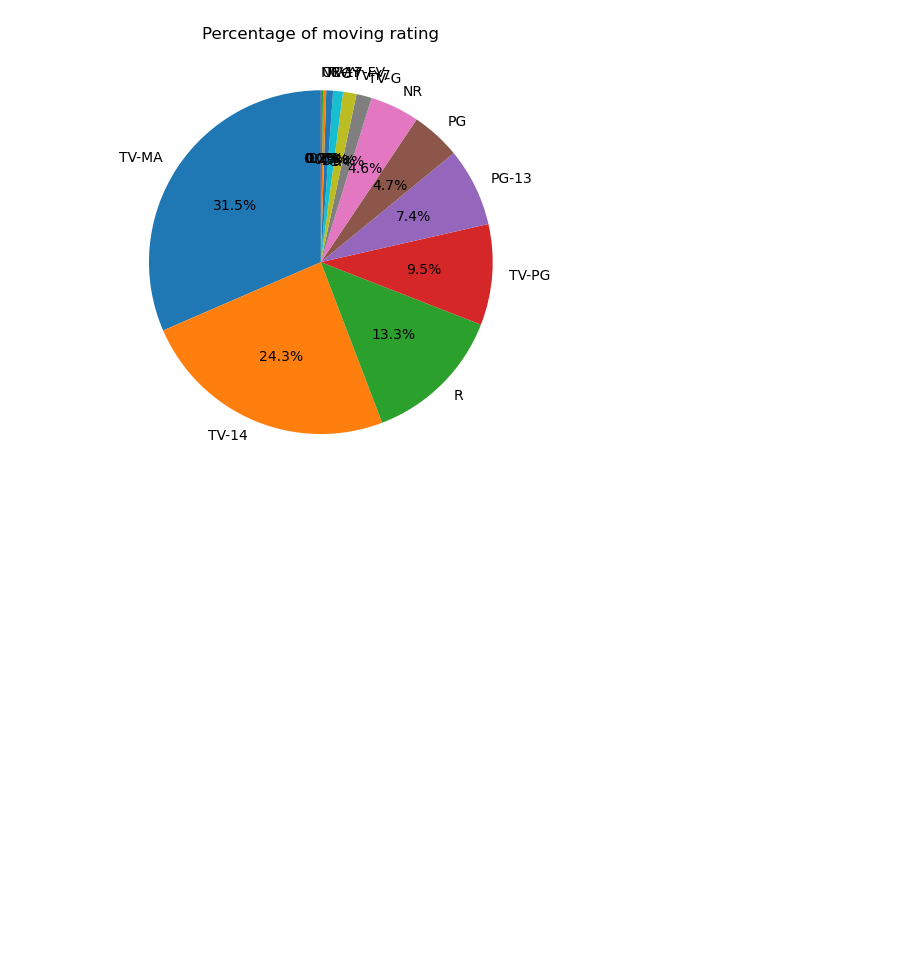
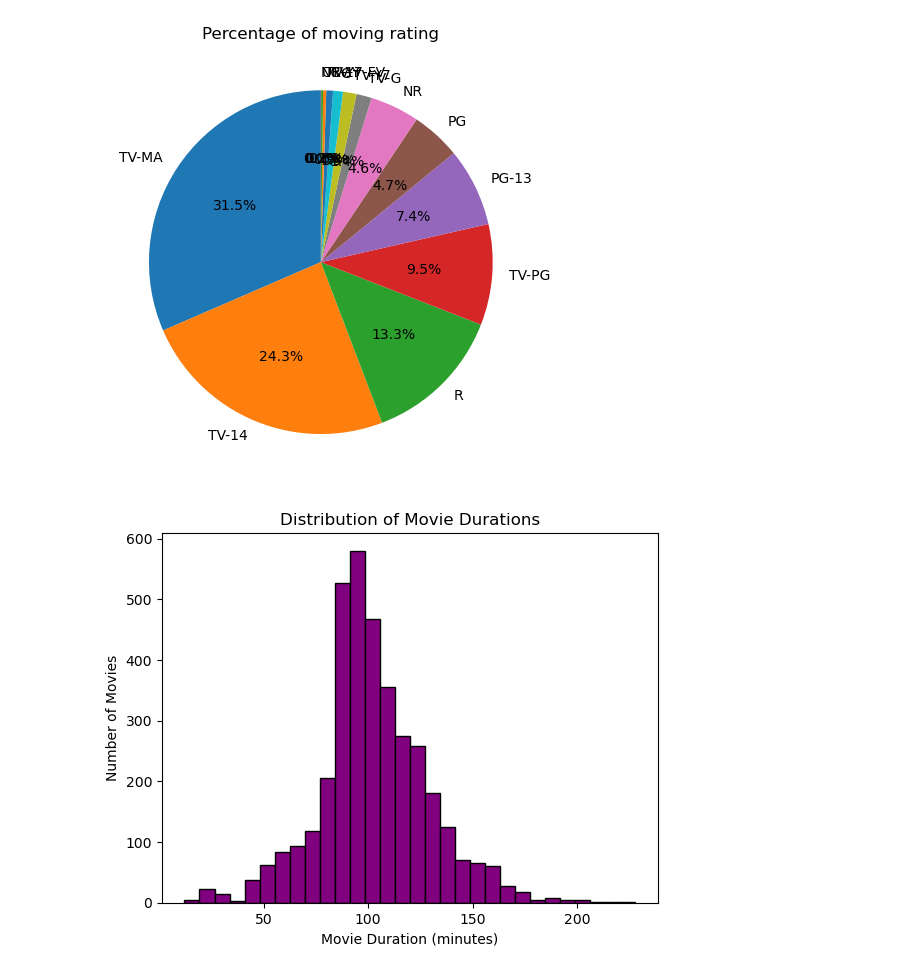
Before and after one commit to divyanshi339/Matplotlib, a Jupyter notebook: netflix project/netflixProject.ipynb, the cells around one changed output. Drawn from its saved outputs; the diff is of its cells as text; code cells hidden in the pictures; blank space fills up the shorter version.

```diff
--- a/netflix project/netflixProject.ipynb
+++ b/netflix project/netflixProject.ipynb
@@ -1,30 +1,55 @@
 # %%
 import pandas as pd
 import matplotlib.pyplot as plt
 
 #load the data
 df = pd.read_csv("netflix_titles.csv")
 
 #clean data
 df = df.dropna(subset=["director","cast","country","date_added","rating"])
 
 #bar chart for count movie vs tv show in netflix
 type_count = df["type"].value_counts()
 plt.Figure(figsize=(6,4))
 plt.bar(type_count.index , type_count.values , color=["skyblue","orange"])
 plt.title("Number of movie VS TV shows on netflix")
 plt.xlabel("type")
 plt.ylabel("Count")
 plt.tight_layout()
 plt.show()
 
 # pie chart for % of each content rating
 rating_count = df["rating"].value_counts()
 plt.Figure(figsize=(6,4))
 plt.pie(rating_count, labels=rating_count.index , autopct="%1.1f%%", startangle=90)
 plt.title("Percentage of moving rating")
 plt.tight_layout()
 plt.show()
+
+# histogram of movie duration distribution
+movies = df[df['type'] == 'Movie'].copy()
+
+movies['duration'] = movies['duration'].str.replace(' min', '').astype(float)
+import matplotlib.pyplot as plt
+
+plt.hist(movies['duration'], bins=30 , color="purple" , edgecolor="black")
+plt.xlabel('Movie Duration (minutes)')
+plt.ylabel('Number of Movies')
+plt.title('Distribution of Movie Durations')
+plt.show()
+
+# relationship between release year and no of shows
+
+year_count = df['release_year'].value_counts().sort_index()
+
+plt.scatter(year_count.index, year_count.values)
+
+plt.xlabel('Release Year')
+plt.ylabel('Number of Shows')
+plt.title('Release Year vs Number of Shows')
+
+plt.show()
 # %% [output]
 [figure]
 [figure]
+[figure, added]
```
Also changed, not shown: parts of 1 cell of this notebook.
